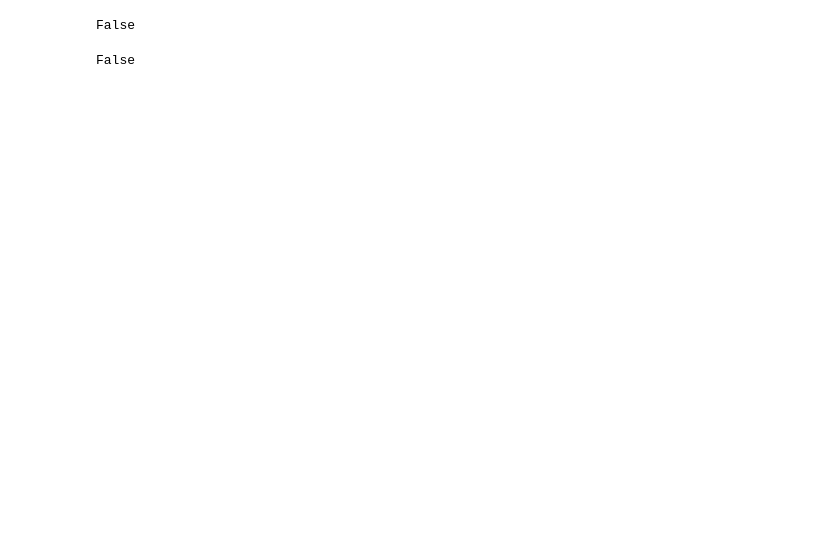
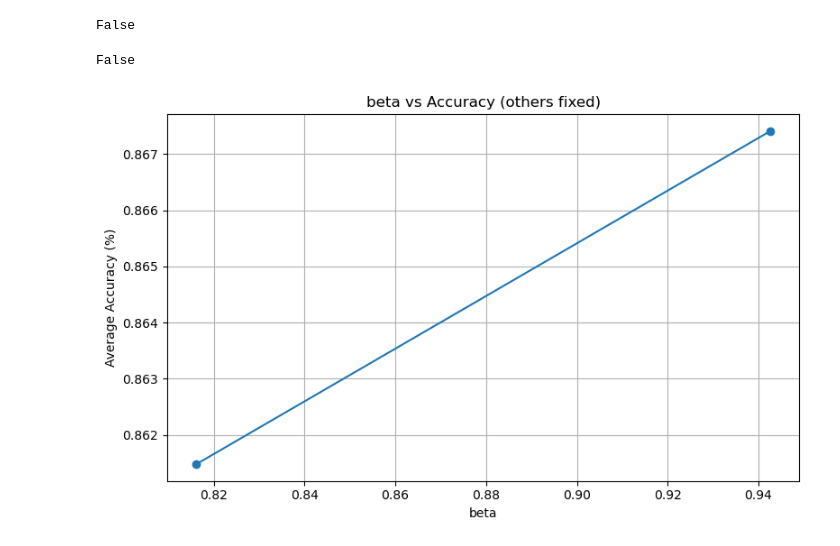
Before and after one commit to anantsahoo/ResearchProject-BioInspiredComputing, a Jupyter notebook: Programming/workspace.ipynb, the cells around one changed output. Drawn from its saved outputs; the diff is of its cells as text; code cells hidden in the pictures; blank space fills up the shorter version.

Commit message:
Graphs Commit

```diff
--- a/Programming/workspace.ipynb
+++ b/Programming/workspace.ipynb
@@ -354,12 +355,43 @@ False
 # %% [output]
 False
 # %%
+# # plot best accuracy per generation
+# best_by_gen = df.groupby("generation")["accuracy"].mean()
+# plt.plot(best_by_gen.index, best_by_gen.values)
+# plt.xlabel("Generation")
+# plt.ylabel("Best Accuracy (%)")
+# plt.title("Evolution Progress")
+# plt.grid(True)
+# plt.show()
+
 df = pd.read_csv("evolution_log.csv")
-# plot best accuracy per generation
-best_by_gen = df.groupby("generation")["accuracy"].max()
-plt.plot(best_by_gen.index, best_by_gen.values)
-plt.xlabel("Generation")
-plt.ylabel("Best Accuracy (%)")
-plt.title("Evolution Progress")
-plt.grid(True)
-plt.show()
+def plot_param_vs_accuracy(param_name, fixed_values):
+    """
+    param_name: string, name of the param to vary on x-axis
+    fixed_values: dict, key=param to fix, value=fixed value
+    """
+    # Filter df to only rows matching fixed values
+    filtered_df = df.copy()
+    for key, value in fixed_values.items():
+        filtered_df = filtered_df[filtered_df[key] == value]
+
+    # Group by the variable of interest and average accuracy
+    grouped = filtered_df.groupby(param_name)["accuracy"].mean()
+
+    # Plot
+    plt.figure(figsize=(8, 5))
+    plt.plot(grouped.index, grouped.values, marker='o')
+    plt.xlabel(param_name)
+    plt.ylabel("Average Accuracy (%)")
+    plt.title(f"{param_name} vs Accuracy (others fixed)")
+    plt.grid(True)
+    plt.tight_layout()
+    plt.show()
+# %%
+# Plot beta vs accuracy, keeping others constant
+plot_param_vs_accuracy(
+    param_name="beta",
+    fixed_values={"batch_size": 128, "num_hidden": 880, "num_steps": 20}
+)
+# %% [output]
+[figure, added]
```
Also changed, not shown: parts of 17 cells of this notebook.
